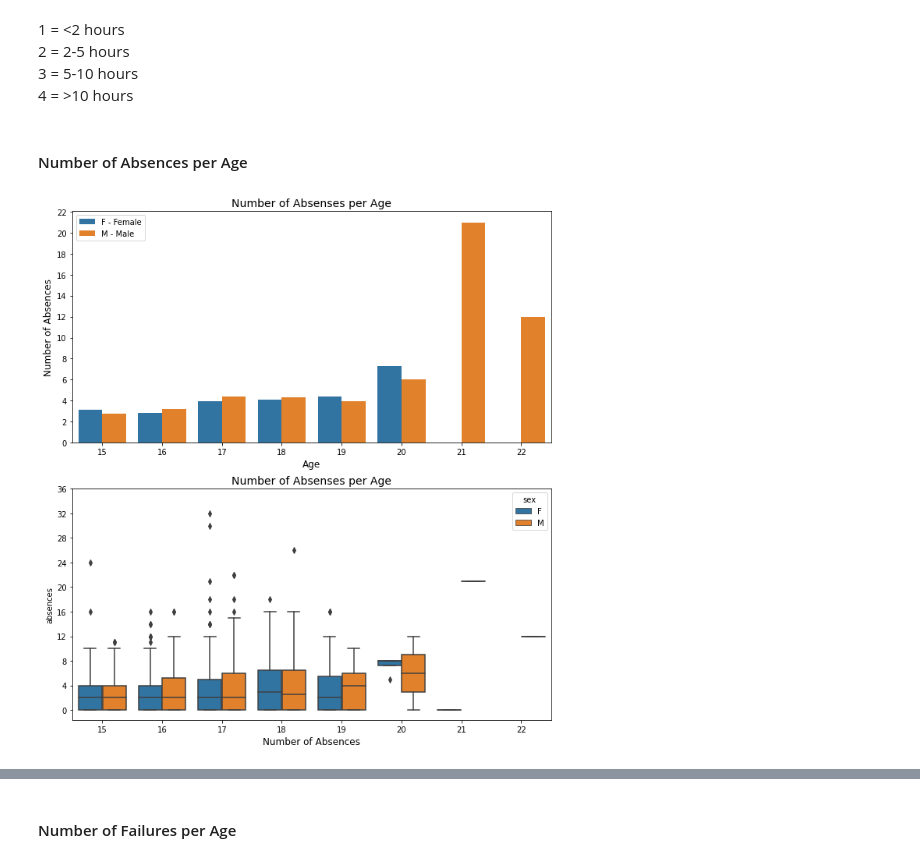
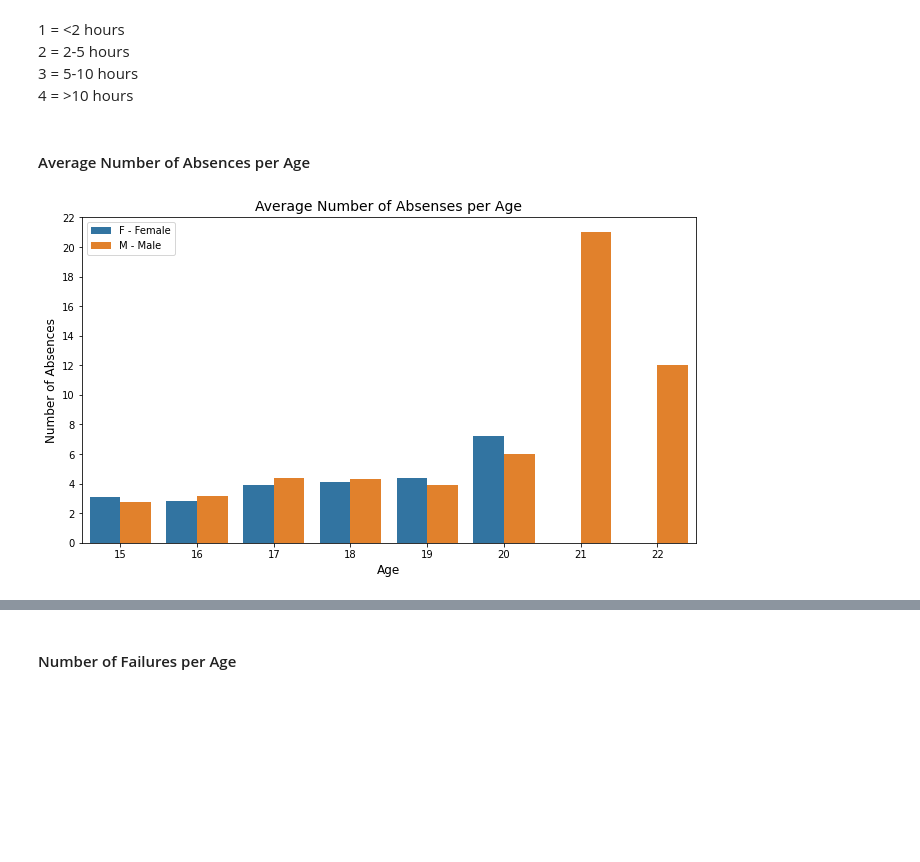
Before and after one commit to MarkLee7925/Student-Grade-Regression, a Jupyter notebook: Portuguese/Student_Grade_Regression_Portuguese.ipynb, the cells around one changed output, grey strips where cells are left out. Cells and saved outputs as stored; diff of their text form; code cells hidden in the pictures; blank space fills up the shorter version.

```diff
--- a/Portuguese/Student_Grade_Regression_Portuguese.ipynb
+++ b/Portuguese/Student_Grade_Regression_Portuguese.ipynb
@@ -194,29 +194,19 @@ plt.show()
 3 = 5-10 hours\
 4 = >10 hours
 # %% [markdown]
-#### Number of Absences per Age
+#### Average Number of Absences per Age
 # %%
-absences_dist = plt.figure(figsize=(11, 12))
-gender_labels_2 = ['F - Female', 'M - Male']
+plt.figure(figsize=(11, 6))
 
-# Number of Absences distribution
-ax1 = absences_dist.add_subplot(2, 1, 1)
-ax1 = sns.barplot(x=df['age'], y=df['absences'], hue=df['sex'], ci=None)
+# Average Number of Absences distribution
+sns.barplot(x=df['age'], y=df['absences'], hue=df['sex'], ci=None)
 plt.yticks(np.arange(0, 24, 2))
 plt.xlabel('Age', fontsize=12)
 plt.ylabel('Number of Absences', fontsize=12)
-plt.title('Number of Absenses per Age', fontsize=14)
-plt.legend(labels=gender_labels_2, loc='upper left')
+plt.title('Average Number of Absenses per Age', fontsize=14)
+plt.legend(labels=gender_labels, loc='upper left')
 
-# # Number of Absences box plot
-ax2 = absences_dist.add_subplot(2, 1, 2)
-ax2 = sns.boxplot(x=df['age'], y=df['absences'], hue=df['sex'])
-plt.yticks(np.arange(0, 40, 4))
-plt.xlabel('Age', fontsize=12)
-plt.xlabel('Number of Absences', fontsize=12)
-plt.title('Number of Absenses per Age', fontsize=14)
-
-# Show subplot
+# Show plot
 plt.show()
 # %% [output]
-[figure, old version]
+[figure, new version]
```
Also changed, not shown: parts of 8 cells of this notebook.
